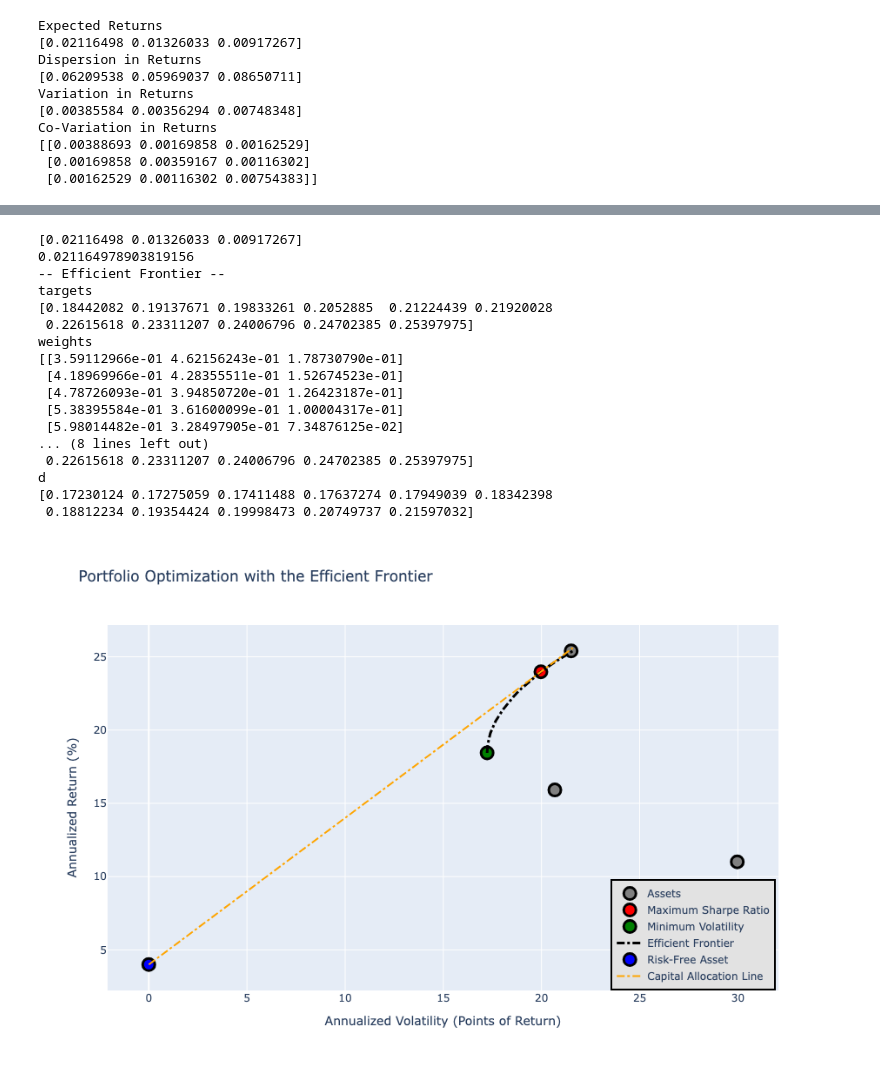
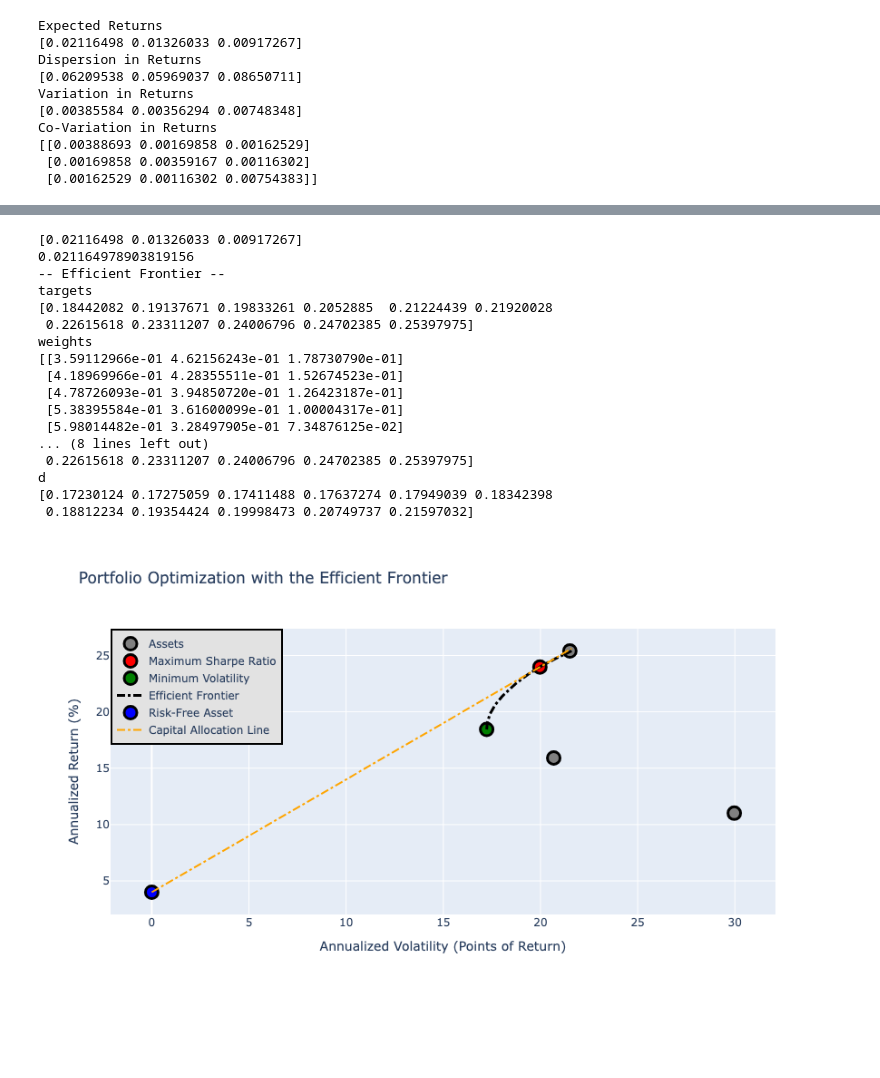
Before and after one commit to Rtasseff/condor_test, a Jupyter notebook: project/202411_refact_optWF.ipynb, the cells around one changed output, grey strips where cells are left out. Cells and saved outputs as stored; diff of their text form; code cells hidden in the pictures; blank space fills up the shorter version.

```diff
--- a/project/202411_refact_optWF.ipynb
+++ b/project/202411_refact_optWF.ipynb
@@ -615,36 +616,36 @@ layout = go.Layout(
     yaxis=dict(title='Annualized Return (%)'),
     xaxis=dict(title='Annualized Volatility (Points of Return)'),
     showlegend=True,
     legend=dict(
-        x=0.75,
-        y=0,
+        x=0,
+        y=1,
         traceorder='normal',
         bgcolor="#E2E2E2",
         bordercolor='black',
         borderwidth=2),
-    width=800,
-    height=600
+    width=660,
+    height=495
 )
 
 fig = go.Figure(data=data, layout=layout)
 fig.show()
 # %% [output]
 [0.02116498 0.01326033 0.00917267]
 0.021164978903819156
 -- Efficient Frontier --
 targets
 [0.18442082 0.19137671 0.19833261 0.2052885  0.21224439 0.21920028
  0.22615618 0.23311207 0.24006796 0.24702385 0.25397975]
 weights
 [[3.59112966e-01 4.62156243e-01 1.78730790e-01]
  [4.18969966e-01 4.28355511e-01 1.52674523e-01]
  [4.78726093e-01 3.94850720e-01 1.26423187e-01]
  [5.38395584e-01 3.61600099e-01 1.00004317e-01]
  [5.98014482e-01 3.28497905e-01 7.34876125e-02]
 ... (8 lines left out)
  0.22615618 0.23311207 0.24006796 0.24702385 0.25397975]
 d
 [0.17230124 0.17275059 0.17411488 0.17637274 0.17949039 0.18342398
  0.18812234 0.19354424 0.19998473 0.20749737 0.21597032]
-[figure, old version]
+[figure, new version]
 # %%
```
Also changed, not shown: parts of 2 cells of this notebook, 1 other file.
